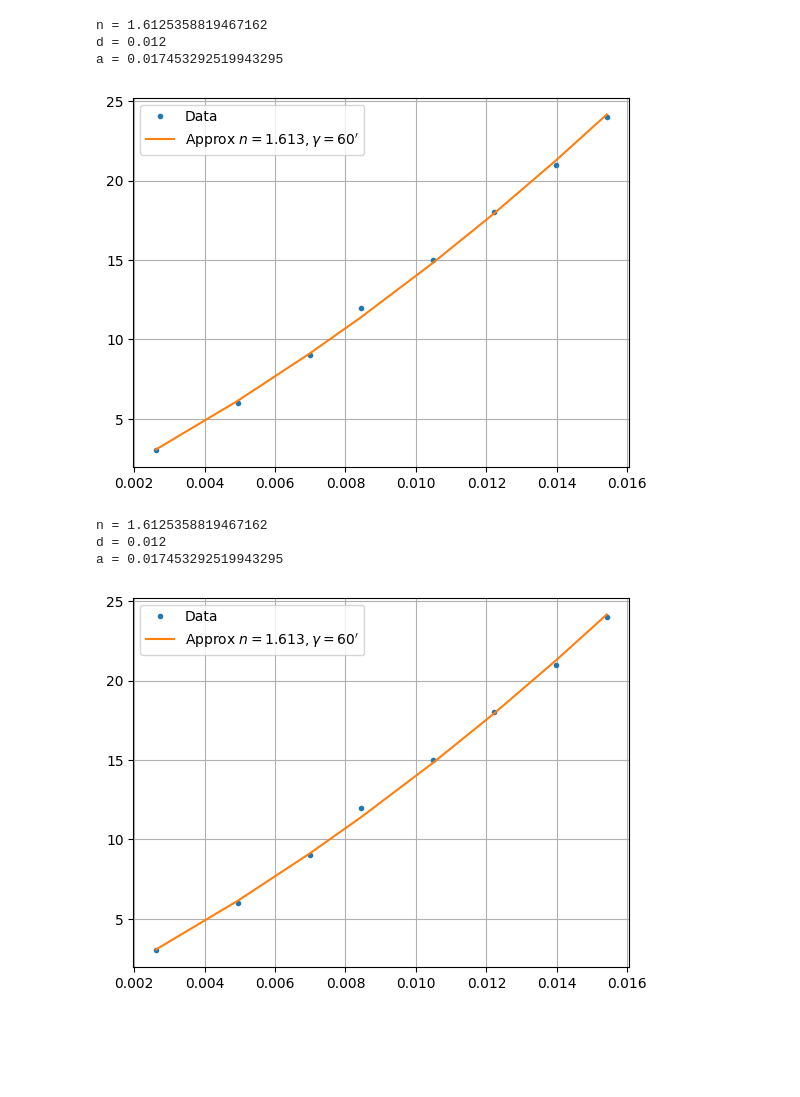
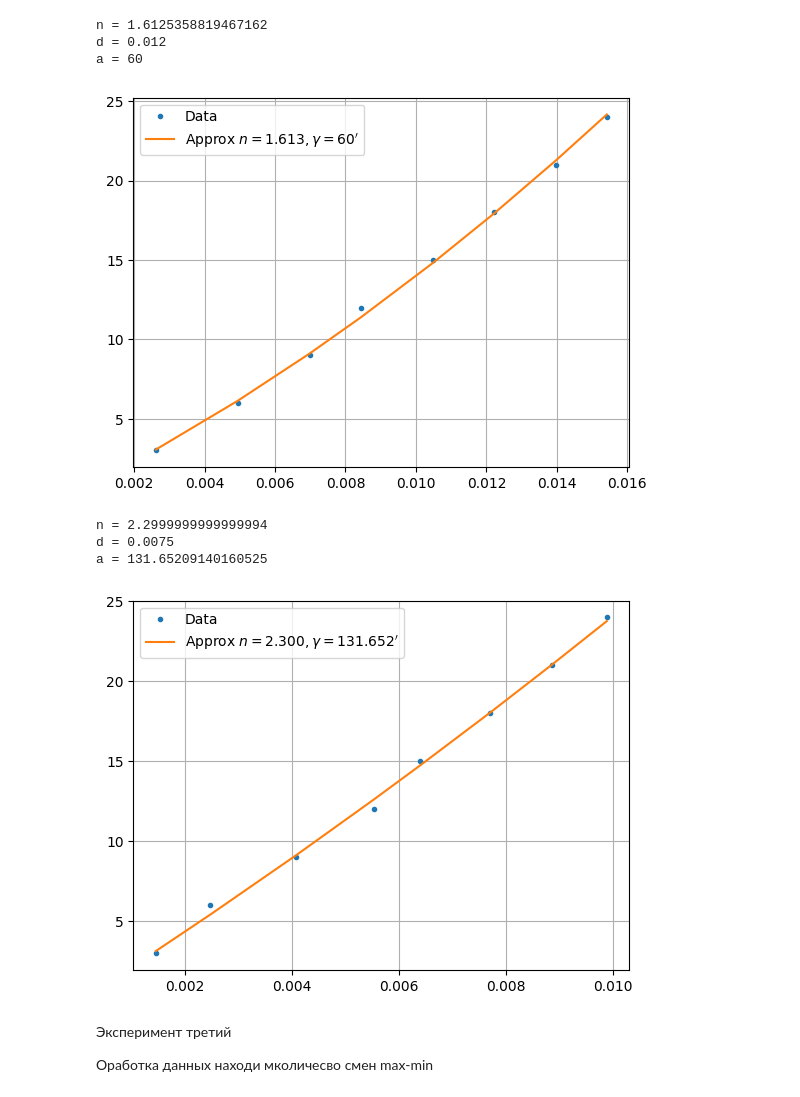
Before and after one commit to Clai101/HSE, a Jupyter notebook: Optic/Lab_3/py.ipynb, the cells around one changed output. Saved outputs shown, nothing was run; the diff lists cells and outputs as text; code cells hidden in the pictures; blank space fills up the shorter version.

```diff
--- a/Optic/Lab_3/py.ipynb
+++ b/Optic/Lab_3/py.ipynb
@@ -26,12 +63,12 @@ omega = 2*np.pi*c/l
 phi =  arr([9, 17, 24, 29, 36, 42, 48, 53])/(180*60)*np.pi
 N = arr([3, 6, 9, 12, 15, 18, 21, 24])
 # %%
-f = lambda x, d, n, l, a: 2*(-d*n/np.cos(a)+d*n/np.cos(x+a))/l
+f = lambda x, d, n, l, a: 2*(-d*n/np.cos(a/(180*60)*np.pi)+d*n/np.cos(x+a/(180*60)*np.pi))/l
 # %%
 x = phi
 y = N
 d = 0.012
-a = 60/(180*60)*np.pi
+a = 60
 [n], res1 = curve_fit(lambda phi, n: f(phi, d, n, l, a),  x,  y)
 
 y1 = f(x, d, n, l, a)
@@ -40,7 +77,7 @@ print(f"d = {d}")
 print(f"a = {a}")
 plt.plot(x, y, '.', label = "Data")
 
-plt.plot(x, y1, label = f"Approx $n = {n:0.3f}, \gamma = {60}'$")
+plt.plot(x, y1, label = f"Approx $n = {n:0.3f}, \gamma = {a}'$")
 plt.grid(True)
 plt.legend()
 plt.savefig("Ex_2/wight.png")
@@ -48,31 +85,34 @@ plt.show()
 # %% [output]
 n = 1.6125358819467162
 d = 0.012
-a = 0.017453292519943295
+a = 60
 [figure]
 # %%
-phi =  arr([9, 17, 24, 29, 36, 42, 48, 53])/(180*60)*np.pi
+phi =  arr([5, 8.5, 14, 19, 22, 26.5, 30.5, 34])/(180*60)*np.pi
 N = arr([3, 6, 9, 12, 15, 18, 21, 24])
 # %%
 x = phi
 y = N
-d = 0.012
-a = 60/(180*60)*np.pi
-[n], res1 = curve_fit(lambda phi, n: f(phi, d, n, l, a),  x,  y)
+d = 0.0075
+[n, a], res1 = curve_fit(lambda phi, n, a: f(phi, d, n, l, a),  x,  y, bounds = ([1.4, 0], [2.3, 300]))
 
 y1 = f(x, d, n, l, a)
 print(f"n = {n}")
 print(f"d = {d}")
 print(f"a = {a}")
 plt.plot(x, y, '.', label = "Data")
 
-plt.plot(x, y1, label = f"Approx $n = {n:0.3f}, \gamma = {60}'$")
+plt.plot(x, y1, label = f"Approx $n = {n:0.3f}, \gamma = {a:0.3f}'$")
 plt.grid(True)
 plt.legend()
 plt.savefig("Ex_2/thin.png")
 plt.show()
 # %% [output]
-n = 1.6125358819467162
-d = 0.012
-a = 0.017453292519943295
+n = 2.2999999999999994
+d = 0.0075
+a = 131.65209140160525
-[figure, old version]
+[figure, new version]
+# %% [markdown]
+Эксперимент третий
+
+Оработка данных находи мколичесво смен max-min
```
Also changed, not shown: parts of 21 cells of this notebook, 57 other files.
